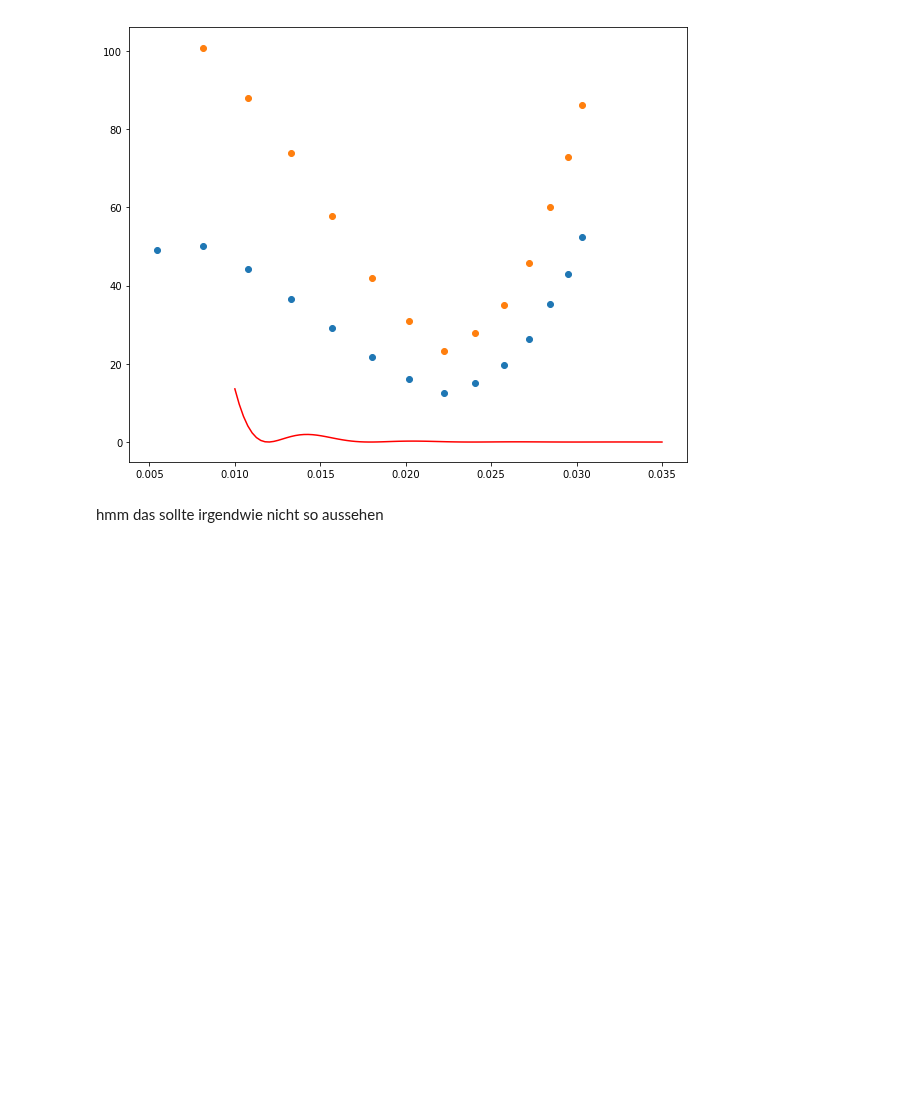
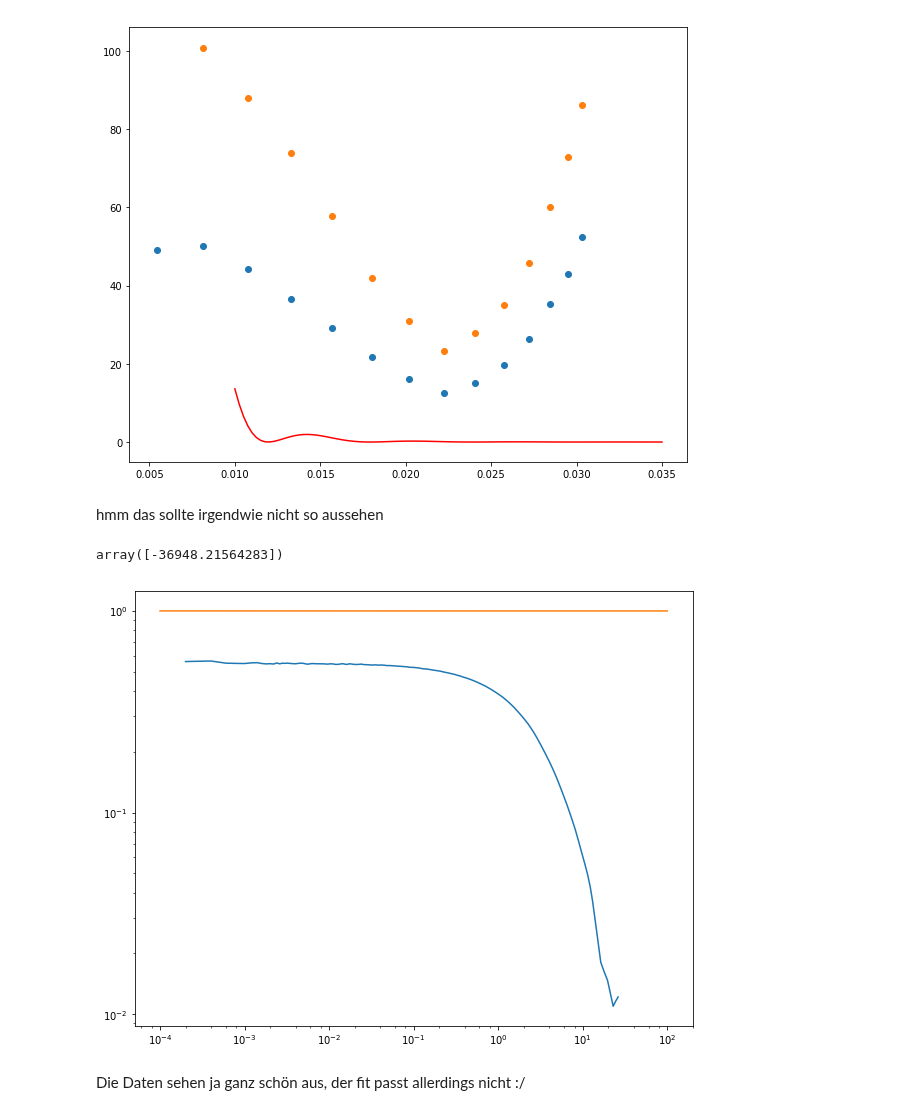
Before and after one commit to NlKLas/PyRePo, a Jupyter notebook: V61.ipynb, the cells around one changed output. Saved outputs shown, nothing was run; the diff lists cells and outputs as text; code cells hidden in the pictures; blank space fills up the shorter version.

```diff
--- a/V61.ipynb
+++ b/V61.ipynb
@@ -244,6 +244,12 @@ def P(q,a):
 
 def Intensity(q,a,A):
     return A*P(q,a)
+
+def g_1(t,k1):
+    return np.exp(k1*t)#k2*t**2/2)
+
+def g_2(t,k1):
+    return g_1(t,k1)**2+1
 # %%
 #static light scattering
 #evaluation of mean intensitiy
@@ -295,3 +301,18 @@ ax.scatter(q_B,data_B_mean_int)
 [figure]
 # %% [markdown]
 hmm das sollte irgendwie nicht so aussehen
+# %%
+#dynamic light scattering
+#sample A
+
+popt, pcov = curve_fit(g_2,data_A_cor[0][0][:120],data_A_cor[0][1][:120])
+t = np.linspace(10**-4,10**2,100)
+fig,ax = plt.subplots(figsize=(10,8))
+ax.loglog(data_A_cor[0][0][:120],data_A_cor[0][1][:120])
+ax.loglog(t,g_2(t,*popt))
+popt
+# %% [output]
+array([-36948.21564283])
+[figure, added]
+# %% [markdown]
+Die Daten sehen ja ganz schön aus, der fit passt allerdings nicht :/
```
